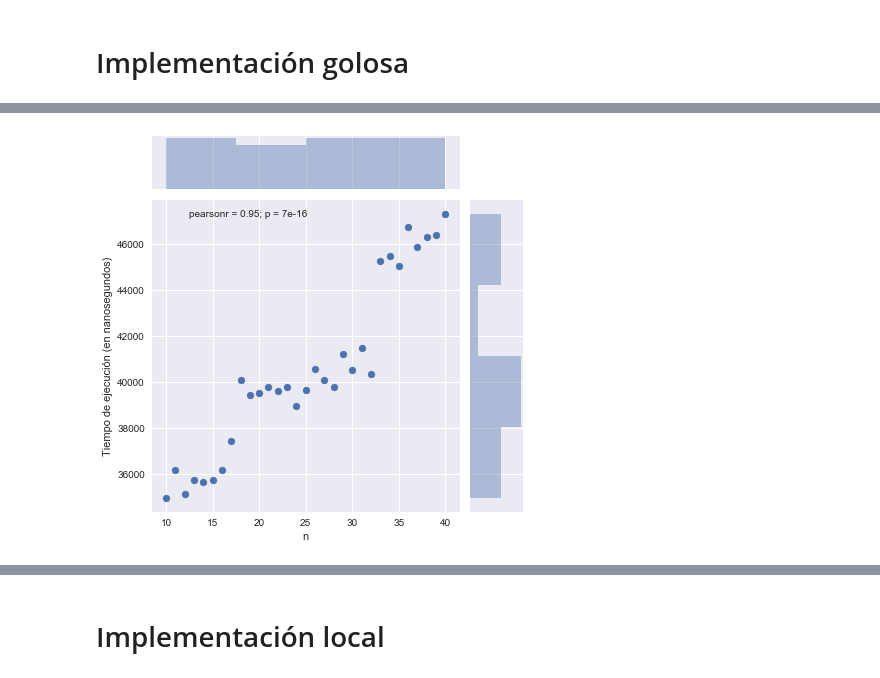
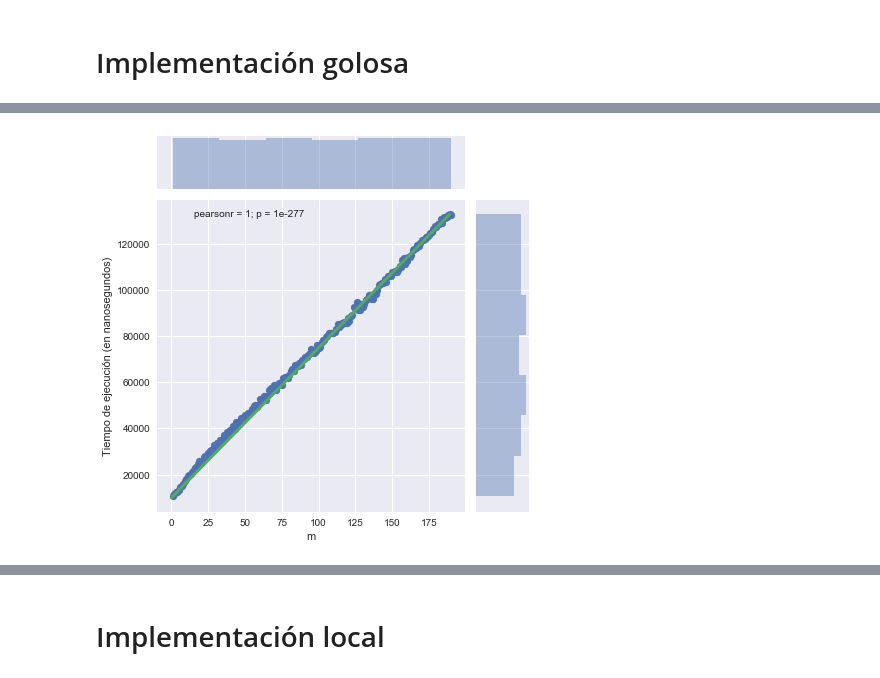
Before and after one commit to ZebaSz/algo3-tp3, a Jupyter notebook: informe/data/Algo3-TP3.ipynb, the cells around one changed output, grey strips where cells are left out. Cells and saved outputs as stored; diff of their text form; code cells hidden in the pictures.

```diff
--- a/informe/data/Algo3-TP3.ipynb
+++ b/informe/data/Algo3-TP3.ipynb
@@ -80,11 +98,14 @@ dfGreedy = dfGreedy.groupby([n, m]).min().reset_index()
 # %%
-dfGreedyA = dfGreedy[(dfGreedy.n > 0) & (dfGreedy.m == 40)]
+dfGreedyB = dfGreedy[(dfGreedy.n == 20) & (dfGreedy.m > 0)]
 
 g = sns.jointplot(
-    x=n, y=ns, data=dfGreedyA
+    x=m, y=ns, data=dfGreedyB
 )
-g.set_axis_labels(xlabel=n, ylabel=tiempo)
+g.set_axis_labels(xlabel=m, ylabel=tiempo)
+nodos = range(0,190)
+complejidad = [(650 * n + 10000) for n in nodos]
+g.ax_joint.plot(nodos, complejidad, linewidth=3, color=green, zorder=3)
 
 plt.show()
 # %% [output]
-[figure, old version]
+[figure, new version]
```
Also changed, not shown: parts of 11 cells of this notebook, 15 other files.
